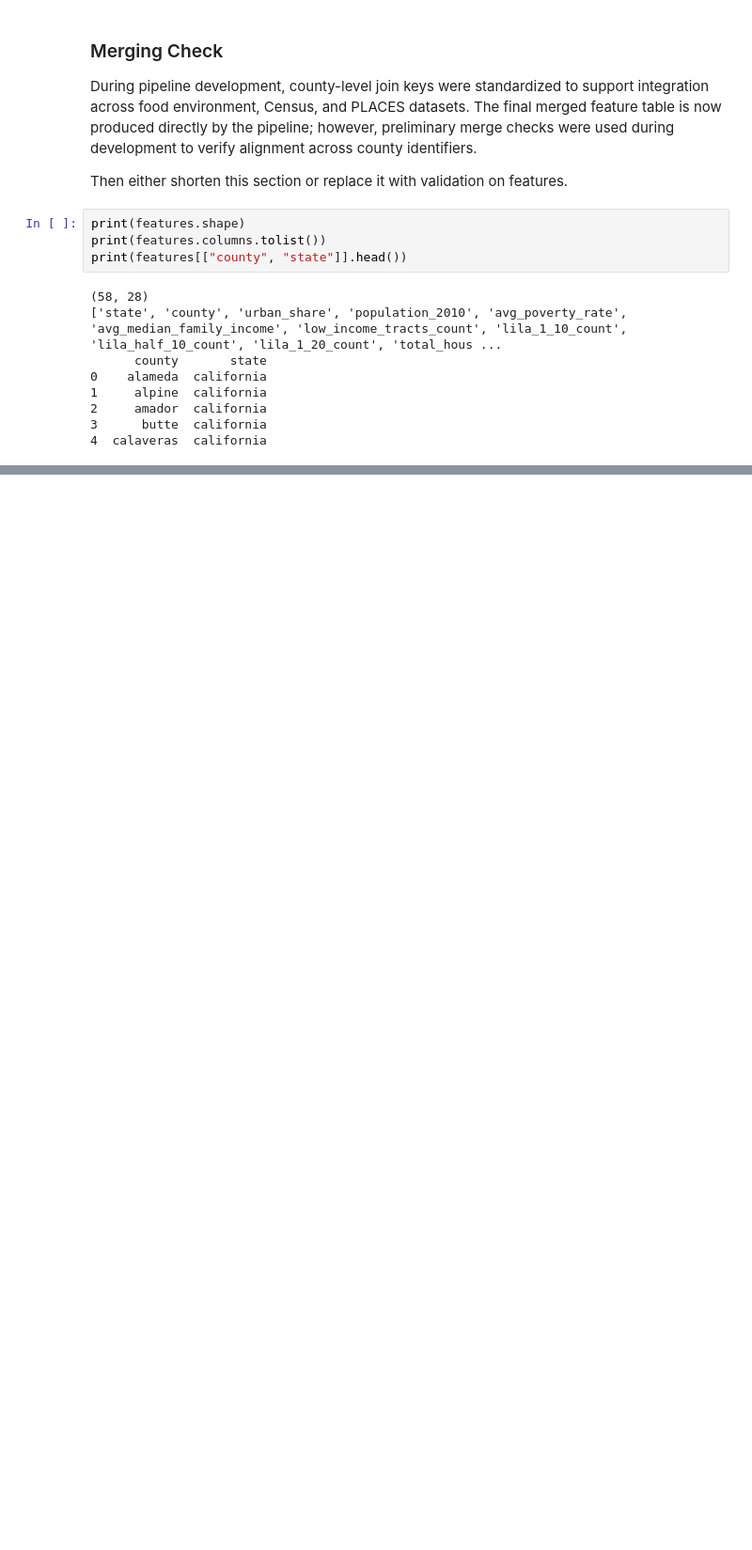
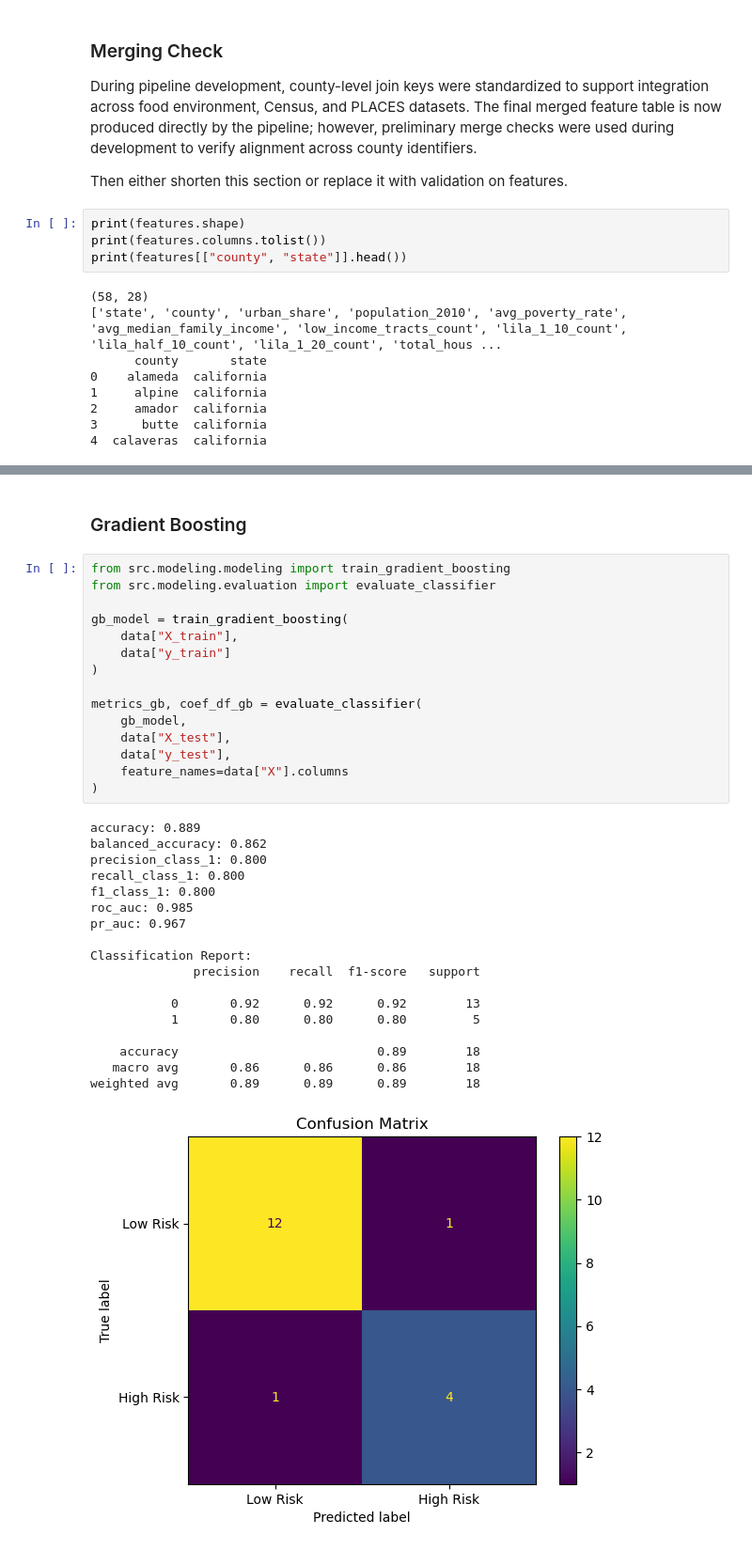
Before and after one commit to svthaker/ADS508Group3, a Jupyter notebook: NutriAccessAnalytics.ipynb, the cells around one changed output, grey strips where cells are left out. Shown at 94% size. Drawn from its saved outputs; the diff is of its cells as text; blank space fills up the shorter version.

```diff
--- a/NutriAccessAnalytics.ipynb
+++ b/NutriAccessAnalytics.ipynb
@@ -464,0 +500,36 @@ print(features[["county", "state"]].head())
+# %% [markdown]
+### Gradient Boosting
+# %%
+from src.modeling.modeling import train_gradient_boosting
+from src.modeling.evaluation import evaluate_classifier
+
+gb_model = train_gradient_boosting(
+    data["X_train"],
+    data["y_train"]
+)
+
+metrics_gb, coef_df_gb = evaluate_classifier(
+    gb_model,
+    data["X_test"],
+    data["y_test"],
+    feature_names=data["X"].columns
+)
+# %% [output]
+accuracy: 0.889
+balanced_accuracy: 0.862
+precision_class_1: 0.800
+recall_class_1: 0.800
+f1_class_1: 0.800
+roc_auc: 0.985
+pr_auc: 0.967
+
+Classification Report:
+              precision    recall  f1-score   support
+
+           0       0.92      0.92      0.92        13
+           1       0.80      0.80      0.80         5
+
+    accuracy                           0.89        18
+   macro avg       0.86      0.86      0.86        18
+weighted avg       0.89      0.89      0.89        18
+[figure, added]
```
Also changed, not shown: parts of 15 cells of this notebook, 5 other files.
